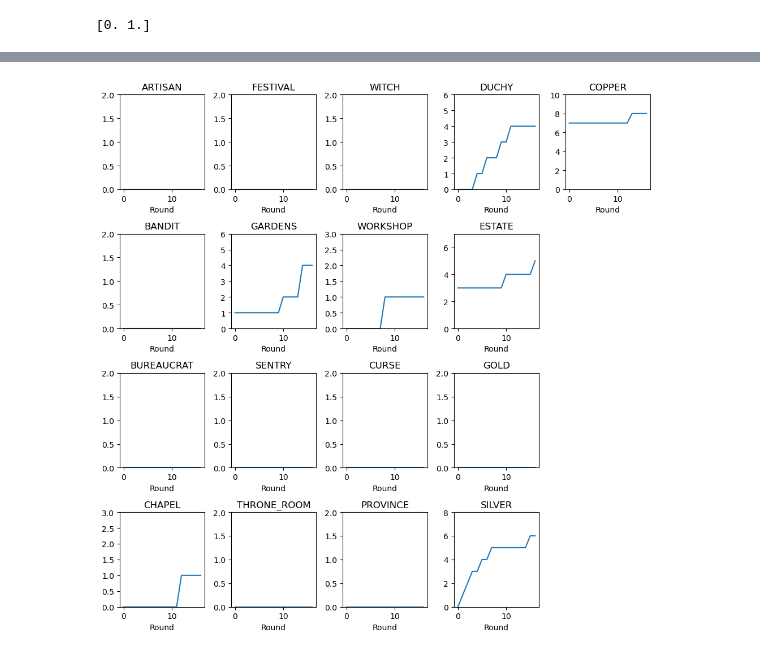
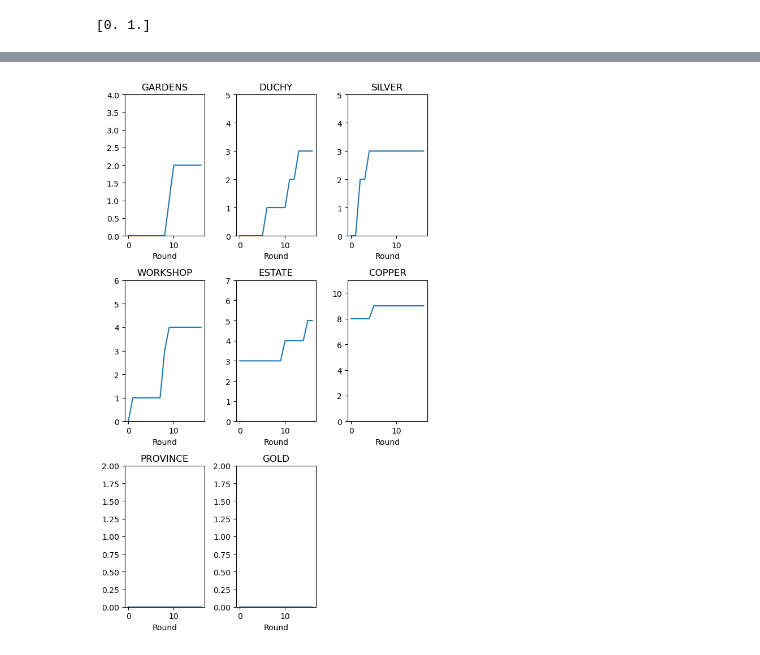
Before and after one commit to owenant/DominionPlayTraceClustering, a Jupyter notebook: PlayTraceAnalysisFromTAGOrPlayerLogs_Kmeans.ipynb, the cells around one changed output, grey strips where cells are left out. Drawn from its saved outputs; the diff is of its cells as text; code cells hidden in the pictures.

```diff
--- a/PlayTraceAnalysisFromTAGOrPlayerLogs_Kmeans.ipynb
+++ b/PlayTraceAnalysisFromTAGOrPlayerLogs_Kmeans.ipynb
@@ -58,10 +58,11 @@ if LOGS_FROM_TAG == False:
 #card_types_BigMoneyWithGardens_vs_DoubleWitch = ['GARDENS', 'WITCH', 'CURSE', 'PROVINCE', 'DUCHY', 'ESTATE', 'GOLD', 'SILVER', 'COPPER']
 card_types_SD = ['ARTISAN', 'BANDIT', 'BUREAUCRAT', 'CHAPEL', 'FESTIVAL', 'GARDENS', 'SENTRY', 'THRONE_ROOM', 'WITCH',
                  'WORKSHOP', 'CURSE', 'PROVINCE', 'DUCHY', 'ESTATE', 'GOLD', 'SILVER', 'COPPER']
-#card_types_FG1E = ['Cellar','Market','Militia','Mine','Moat','Remodel','Smithy','Village',
-                #'Woodcutter','Workshop', 'Curse', 'Province', 'Duchy', 'Estate', 'Gold', 'Silver', 'Copper']
-#card_types_BigMoneyWithGardens_vs_DoubleWitch = ['GARDENS', 'WITCH', 'CURSE', 'PROVINCE', 'DUCHY', 'ESTATE', 'GOLD', 'SILVER', 'COPPER']
-card_types = card_types_SD
+card_types_FG1E = ['Cellar','Market','Militia','Mine','Moat','Remodel','Smithy','Village',
+                'Woodcutter','Workshop', 'Curse', 'Province', 'Duchy', 'Estate', 'Gold', 'Silver', 'Copper']
+card_types_BigMoneyWithGardens_vs_DoubleWitch = ['GARDENS', 'WITCH', 'CURSE', 'PROVINCE', 'DUCHY', 'ESTATE', 'GOLD', 'SILVER', 'COPPER']
+card_types_SD_reduced = ['GARDENS', 'WORKSHOP','PROVINCE', 'DUCHY', 'ESTATE', 'GOLD', 'SILVER', 'COPPER']
+card_types = card_types_SD_reduced
 index_cols = ['Player', 'GameID'] #used to group traces
 non_card_types_round_indep_cols = ['AgentName', 'Win', 'FinalScore', 'TotalRounds'] #additional round indepedent values we want to investigate
 cols = index_cols + non_card_types_round_indep_cols + ['Round'] + card_types #final set of cols to keep
@@ -404,10 +412,10 @@ print(mean_and_std_to_avgs)
 #prepare data for kmeans
 tmp =  index_cols + non_card_types_round_indep_cols
 tmp  = tmp + ['Opponent','AgentNameOpponent']
-trace_X = extended_traces_flat.drop(tmp, axis = 1)
+trace_X = extended_traces_flat_no_outliers.drop(tmp, axis = 1)
 # %%
 #inertia and elbow method
-range_n_clusters = range(1, 5, 1)
+range_n_clusters = range(1, 10, 1)
 inertia_vals = []
 for n_clusters in range_n_clusters:
     # Initialize the clusterer with n_clusters value and a random generator
@@ -543,8 +552,8 @@ num_clusters = 2 #this needs to be set as needed
 kmeans = KMeans(n_clusters=num_clusters, init='k-means++', n_init= 'warn', max_iter=300, tol=0.0001, verbose=0, random_state=None, copy_x=True, algorithm='lloyd').fit(trace_X)
 # %%
 #add kmeans cluster classifications of traces to dataframe
-extended_traces_flat['ClusterID'] = kmeans.labels_
-strat_vs_clusterid = extended_traces_flat[['AgentName', 'AgentNameOpponent','ClusterID']]
+extended_traces_flat_no_outliers['ClusterID'] = kmeans.labels_
+strat_vs_clusterid = extended_traces_flat_no_outliers[['AgentName', 'AgentNameOpponent','ClusterID']]
 counts = strat_vs_clusterid.groupby(['AgentName', 'AgentNameOpponent','ClusterID']).size()
 print(counts)
 # %% [output]
@@ -704,40 +710,39 @@ variation_by_card_type_comparison(cluster_zero_data, cluster_one_data, 'Cluster
 # %%
 #plot a single play-trace, useful for illustration purposes
 def plot_single_trace(trace, labelname, cardTypes, maxRounds):
-    noOfSubplotsInXDirection = 4
-    noOfSubplotsInYDirection = 5
+    noOfCardTypes = len(cardTypes)
+    noOfSubplotsInXDirection = noOfCardTypes % 5
+    noOfSubplotsInYDirection = min(5, noOfCardTypes)
     fig, axs = plt.subplots(noOfSubplotsInXDirection, noOfSubplotsInYDirection, figsize = (10,10))
     for i in range(0,noOfSubplotsInXDirection):
         for j in range(0,noOfSubplotsInYDirection):
             cardIndex = noOfSubplotsInXDirection*j + i
-            if cardIndex >= 17:
-                axs[1,4].set_visible(False)
-                axs[2,4].set_visible(False)
-                axs[3,4].set_visible(False)
-                break
-            cardType = cardTypes[cardIndex]
-            card_col = [cardType + "_R" + str(r) for r in range(0,maxRounds)]
-            axs[i,j].plot(range(0,maxRounds), trace[card_col].iloc[0], label = labelname)
-            axs[i,j].set_title(cardType)
-            axs[i,j].set_xlabel('Round')
+            if cardIndex >= len(cardTypes):
+                axs[i,j].set_visible(False)
+            else:
+                cardType = cardTypes[cardIndex]
+                card_col = [cardType + "_R" + str(r) for r in range(0,maxRounds)]
+                axs[i,j].plot(range(0,maxRounds), trace[card_col].iloc[0], label = labelname)
+                axs[i,j].set_title(cardType)
+                axs[i,j].set_xlabel('Round')
 
-            #set y limits
-            card_max = int(trace[card_col].iloc[0].max())
+                #set y limits
+                card_max = int(trace[card_col].iloc[0].max())
 
-            #pdb.set_trace()
-            axs[i,j].set_ylim((0,card_max+2))
-            axs[i,j].set_xticks(ticks = range(0, maxRounds,10))
+                #pdb.set_trace()
+                axs[i,j].set_ylim((0,card_max+2))
+                axs[i,j].set_xticks(ticks = range(0, maxRounds,10))
 
-            #tighten subplots layout
-            fig.tight_layout()
+    #tighten subplots layout
+    fig.tight_layout()
 
     #add overal legend to figure
     #axs[0,4].legend(loc = (1.2,0.7))
 
-single_trace = extended_traces_flat[(extended_traces_flat['GameID'] == 2) & (extended_traces_flat['Player'] == 0)]
+single_trace = extended_traces_flat_no_outliers[(extended_traces_flat_no_outliers['GameID'] == 2) & (extended_traces_flat_no_outliers['Player'] == 0)]
 plot_single_trace(single_trace, 'example trace', card_types, 17)
 # %% [output]
-[figure, old version]
+[figure, new version]
 # %%
 #comparing two play traces and calculating the distance measure
 def dist(trace1, trace2, cardTypes, maxRounds):
```
Also changed, not shown: parts of 26 cells of this notebook.
